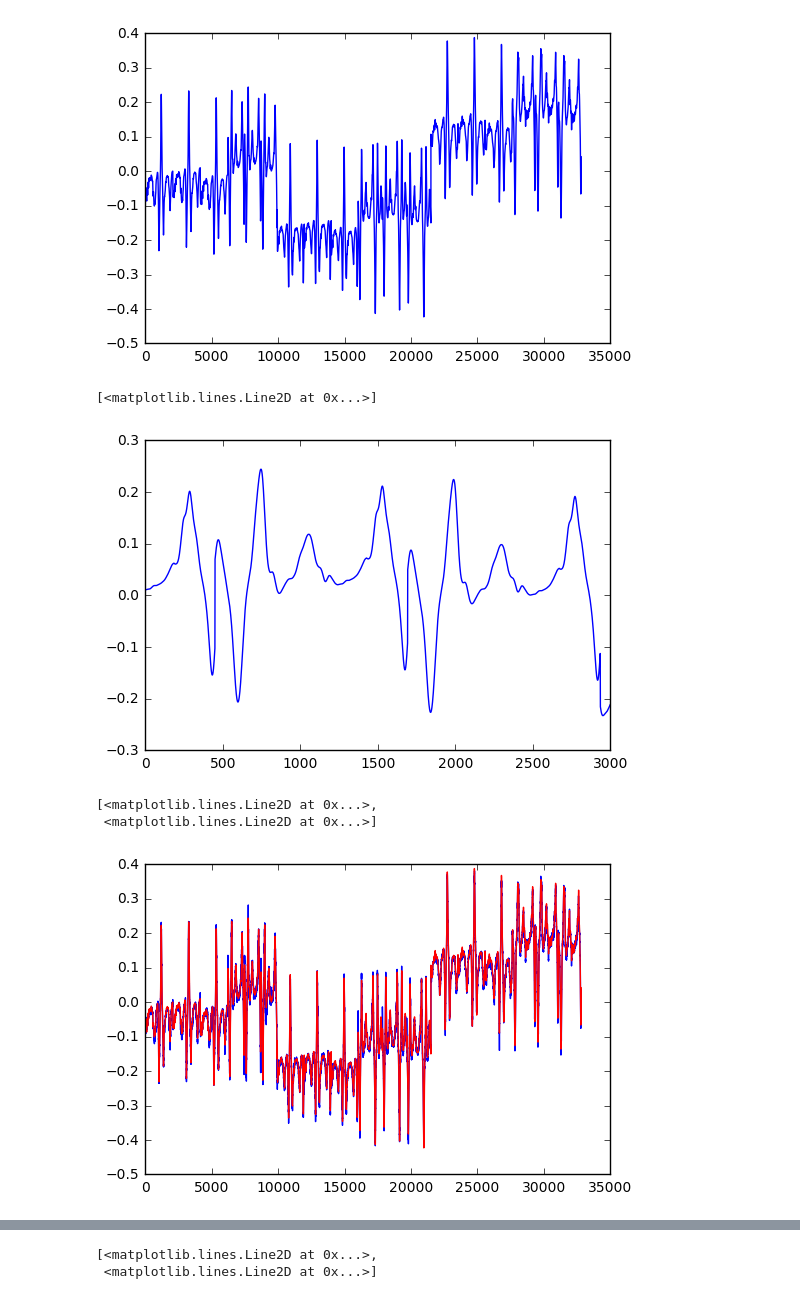
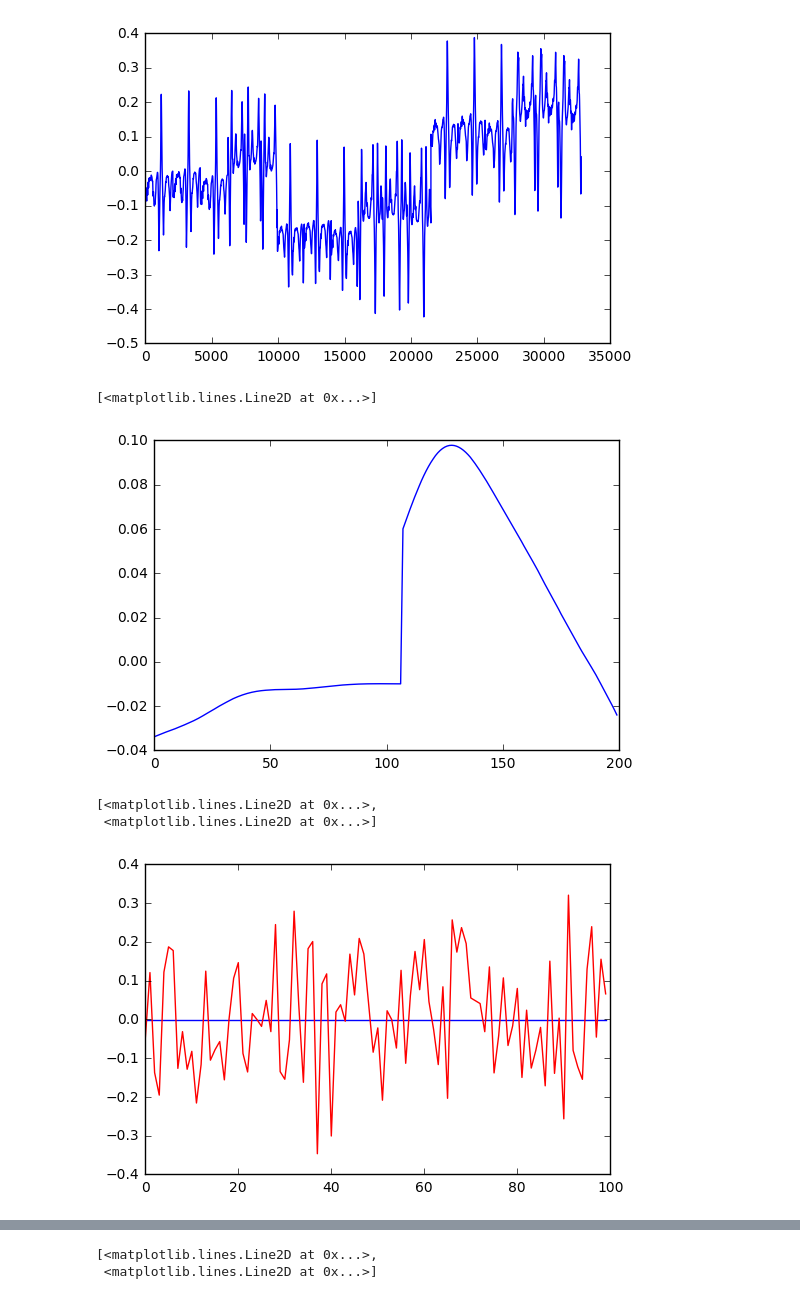
Before and after one commit to apereiral/Behavioral-Cloning-Project, a Jupyter notebook: behavioral-cloning-notebook.ipynb, the cells around one changed output, grey strips where cells are left out. Saved outputs shown, nothing was run; the diff lists cells and outputs as text; code cells hidden in the pictures.

```diff
--- a/behavioral-cloning-notebook.ipynb
+++ b/behavioral-cloning-notebook.ipynb
@@ -63,16 +63,16 @@ def add_bias(dataset, bias=0.):
     #dataset = np.convolve(dataset, gaussian_window, 'same')/5.
     dataset = np.convolve(dataset, gaussian_window, 'same')
     steering_data = dataset + bias
-    steering_data = np.append(steering_data, dataset + bias, axis=0)
-    steering_data = np.append(steering_data, dataset + bias, axis=0)
+    steering_data = np.append(steering_data, dataset + 0.01 + bias, axis=0)
+    steering_data = np.append(steering_data, dataset - 0.01 + bias, axis=0)
     return steering_data
 
 def read_images(dataset):
-    img_data = np.empty((dataset.shape[0], 64, 64, 1))
+    img_data = np.empty((dataset.shape[0], 32, 32, 1))
     for i in range(dataset.shape[0]):
         img = cv2.imread('IMG/' + basename(dataset[i]), cv2.IMREAD_GRAYSCALE)
-        img = cv2.resize(img, (64, 64), interpolation=cv2.INTER_AREA)
-        img_data[i, :, :, :] = img.reshape((64, 64, 1))
+        img = cv2.resize(img[60:135, 50:270], (32, 32), interpolation=cv2.INTER_AREA)
+        img_data[i, :, :, :] = img.reshape((32, 32, 1))
     return img_data
 
 def load_from_log(driving_log_df, bias=0.):
@@ -104,7 +104,7 @@ else:
     mu = 0.
     x = np.arange(-3*sigma, 3.1*sigma, sigma/16) # Size of window: 12
     gaussian_window = (np.exp((-1.*x**2)/(2*sigma**2)))*(1./(np.sqrt(2*np.pi*sigma**2)))
-    gaussian_window = gaussian_window/np.sum(gaussian_window)
+    gaussian_window = 1.*gaussian_window/np.sum(gaussian_window)
 
     c_img, c_steering = load_from_log(center)
     c_rev_img, c_rev_steering = load_from_log(center_rev)
@@ -190,7 +191,7 @@ model.add(Dense(1))
 # %%
 ### Train model to minimize 'mse'
 model.compile(loss='mean_squared_error', optimizer='adam')
-history = model.fit(img_train, steering_train, nb_epoch=20, validation_split=0.2)
+history = model.fit(img_train, steering_train, nb_epoch=5, validation_split=0.2)
 
 ### Save model parameters
 model.save_weights('teste_norm.h5')
@@ -286,16 +288,16 @@ plt.plot(steering_train)
 [<matplotlib.lines.Line2D at 0x...>]
 [figure]
 # %%
-plt.plot(steering_train[7000:10000])
+plt.plot(steering_train[6100:6300])
 # %% [output]
 [<matplotlib.lines.Line2D at 0x...>]
-[figure, old version]
+[figure, new version]
 # %%
-plt.plot(model.predict(img_train[:, :, :, :]), 'b', steering_train[:], 'r')
+plt.plot(model.predict(img_train[0:100, :, :, :]), 'b', steering_train[0:100], 'r')
 # %% [output]
 [<matplotlib.lines.Line2D at 0x...>,
  <matplotlib.lines.Line2D at 0x...>]
-[figure, old version]
+[figure, new version]
 # %%
 model.evaluate(img_train, steering_train)
 # %% [output]
```
Also changed, not shown: parts of 11 cells of this notebook, 3 other files.
